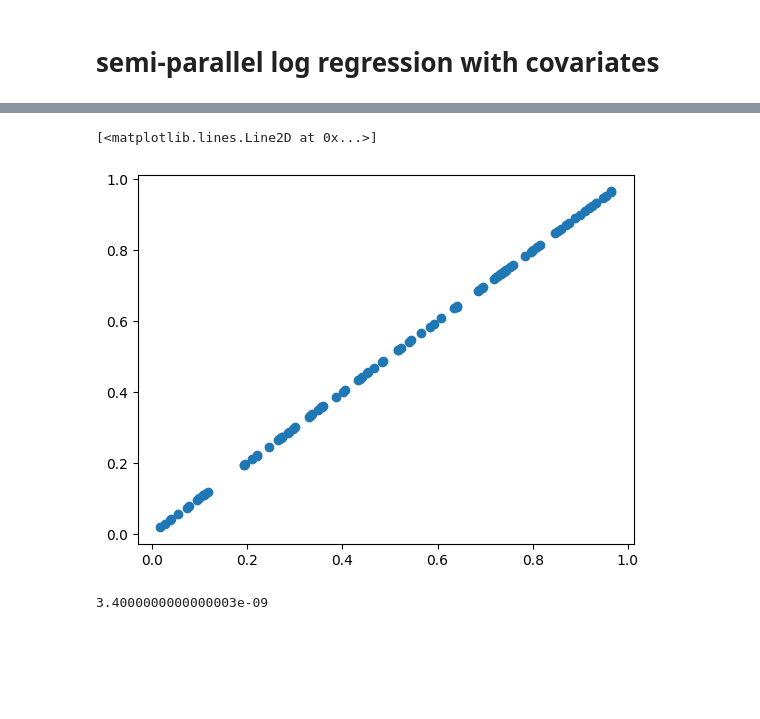
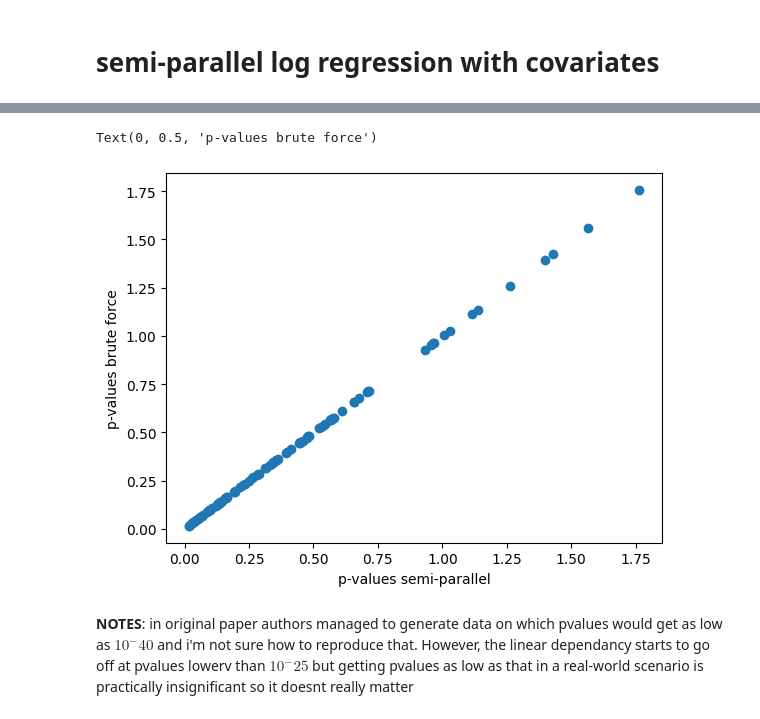
Before and after one commit to PIDAMI/GWAS_SHE, a Jupyter notebook: main.ipynb, the cells around one changed output, grey strips where cells are left out. Drawn from its saved outputs; the diff is of its cells as text; code cells hidden in the pictures; blank space fills up the shorter version.

Commit message:
small bug fixes and addition of comparisson of pvalues for both approaches

```diff
--- a/main.ipynb
+++ b/main.ipynb
@@ -61,48 +68,32 @@ Difference in p-values predicted by exact and approximate alglorithms
-# %%
-h = 100
-p1 = np.zeros(h)
-p2 = np.zeros(h)
-
-for i in range(h):
-    np.random.seed(i)
-    n = 1000 # samples
-    m = 1 # SNPs
-    k = 5 # num of covariates
-
-    S = np.random.normal(0, 1, size=(n, m)) # SNP matrix
-    X0 = np.random.uniform(0, 1, size=(n, k)) # covariates matrix
-    ones = np.zeros(n) + 1
-    X = np.append(ones.reshape(n, 1), X0, axis=1)
-    y = np.random.binomial(1, 0.5, n).reshape(n,1)
-
-    model = sm.GLM(y, X, family=sm.families.Binomial()).fit()
-    p = model.fittedvalues.reshape(n,1)
-
-    w = p * (1 - p) # diag matrix with const elem
-    z = np.log(p / (1 - p)) + (y - p) / (p * (1 - p))
-    xtw = (X * w).T # X^T * W
-    U1 = xtw @ z
-    U2 = np.linalg.solve(xtw @ X, U1) # find betta_t, needed to find z*
-    z_star = z - X @ U2
-    U4 = np.linalg.solve(xtw @ X, xtw @ S)
-    S_star = S - X @ U4
-    Str2 = np.sum(w * S_star**2, axis = 0) # m size vector of sums(w_i * s_i^2)
-    beta = np.sum(z_star * w * S_star, axis=0) / Str2 # m size vect of sums(wi zi si) / str2
-    err = Str2**-0.5
-    pval = 2 * stat.norm.cdf(-np.abs(beta / err))
-
-    X_si = np.append(S[:,0].reshape(n,1), X, axis=1)
-    model = sm.GLM(y, X_si, family=sm.families.Binomial()).fit()
-    pval_sep = model.pvalues[0]
-
-    p1[i] = pval
-    p2[i] = pval_sep
-
-plt.plot(-np.log10(p1),-np.log10(p2),'o')
-# %% [output]
-[<matplotlib.lines.Line2D at 0x...>]
-[figure, removed]
-# %%
-0.34/(10000 * 10000)
-# %% [output]
-3.4000000000000003e-09
+# %%
+h = 100
+pval_par = np.zeros(h)
+pval_brute = np.zeros(h)
+
+semi_par = models.SemiParallelSNPLogRegression()
+brute_forc = models.BruteForceSNPLogRegression()
+n = 1000
+m = 1
+k = 5
+
+for i in range(h):
+    y, S, X = bench.gen_random_data(i, n, m, k)
+    brute_forc.fit(y,S,X)
+    semi_par.fit(y,S,X)
+    # each time we can in general select random snp to be representing algorithm's run on dataset
+    # we cant take all of snps from each run as covariates are the same
+    rand_snp = np.random.randint(0,m)
+    pval_par[i] = semi_par.pvalues[rand_snp]
+    pval_brute[i] = brute_forc.pvalues[rand_snp]
+
+
+plt.plot(-np.log10(pval_par),-np.log10(pval_brute),'o')
+plt.xlabel("p-values semi-parallel")
+plt.ylabel("p-values brute force")
+# %% [output]
+Text(0, 0.5, 'p-values brute force')
+[figure, added]
+# %% [markdown]
+__NOTES__: in original paper authors managed to generate data on which pvalues would get as low as $10^-40$
+and i'm not sure how to reproduce that. However, the linear dependancy starts to go off at pvalues lowerv than $10^-25$ but getting
+pvalues as low as that in a real-world scenario is practically insignificant so it doesnt really matter
```
Also changed, not shown: parts of 9 cells of this notebook, 4 other files.
